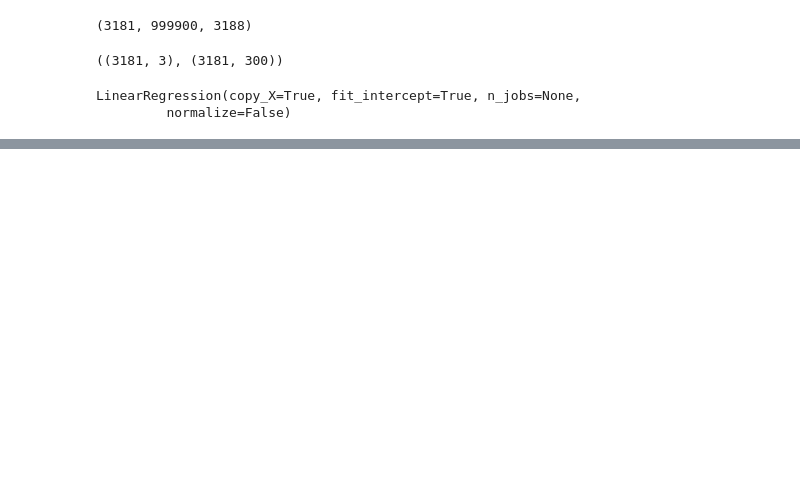
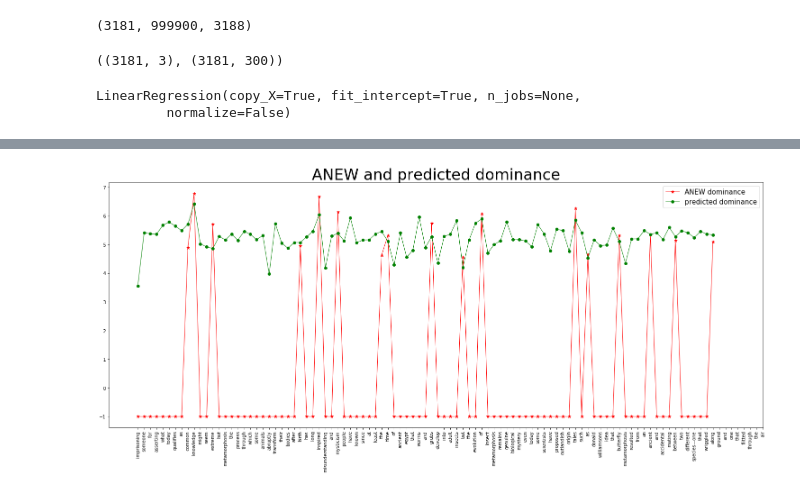
Before and after one commit to sigmaroles/nlp-cs613-2018, a Jupyter notebook: OCC/ValenceArousal_to_sentimentAnalysis.ipynb, the cells around one changed output, grey strips where cells are left out. Saved outputs shown, nothing was run; the diff lists cells and outputs as text; code cells hidden in the pictures; blank space fills up the shorter version.

```diff
--- a/OCC/ValenceArousal_to_sentimentAnalysis.ipynb
+++ b/OCC/ValenceArousal_to_sentimentAnalysis.ipynb
@@ -97,0 +151,14 @@ plt.show()
+# %%
+_, ax = plt.subplots()
+
+ax.plot(ratings_anew[:,2], label='ANEW dominance', lw=1, markersize = 7, marker = '*', color='red')
+ax.plot(ratings_predicted[:,2], label='predicted dominance', lw=1, markersize = 6, marker = 'o', color='green')
+
+ax.set_xticklabels(text_words)
+ax.xaxis.set_ticks(np.arange(0, len(text_words), 1))
+plt.xticks(rotation=90)
+plt.title("ANEW and predicted dominance", fontsize=34)
+plt.legend(fontsize=15)
+plt.show()
+# %% [output]
+[figure, added]
```
Also changed, not shown: parts of 8 cells of this notebook.
